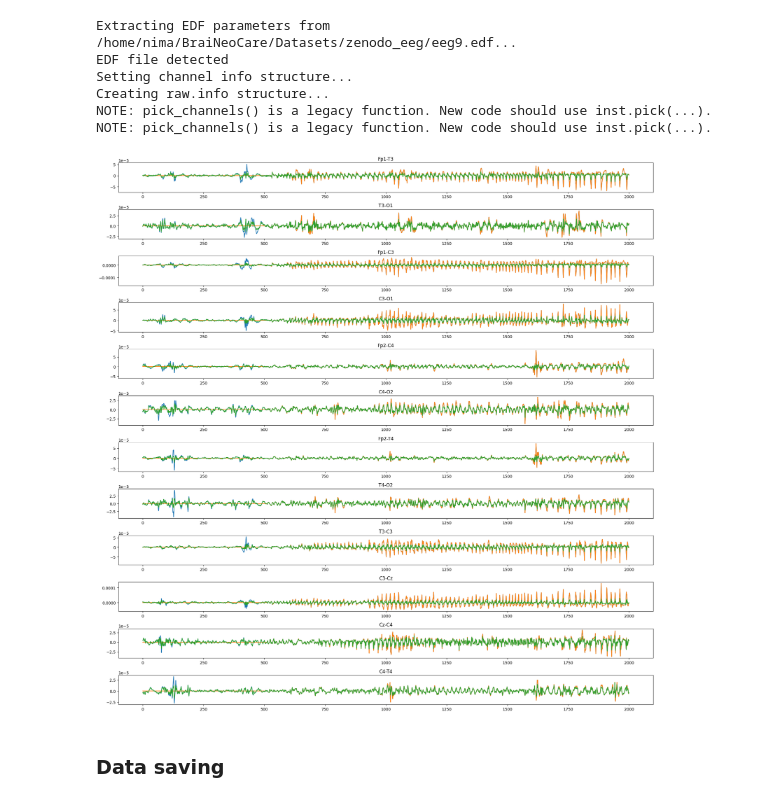
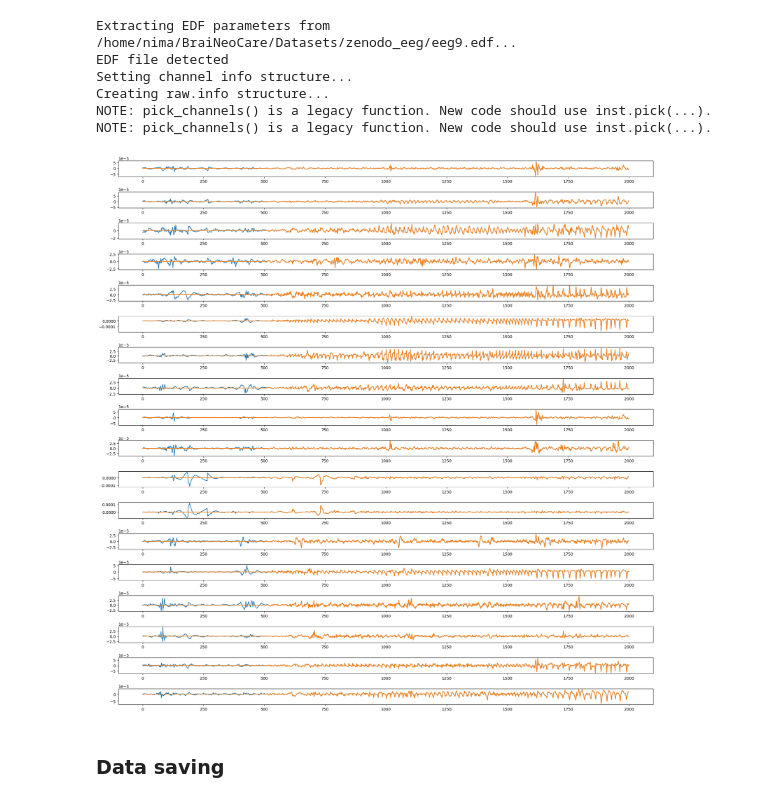
Before and after one commit to Dinuka-1999/BraiNeoCare, a Jupyter notebook: Read_Data.ipynb, the cells around one changed output. Drawn from its saved outputs; the diff is of its cells as text; code cells hidden in the pictures.

```diff
--- a/Read_Data.ipynb
+++ b/Read_Data.ipynb
@@ -87,27 +107,32 @@ def removeArtifacts(signal1):
 n=9
 file=f'../BraiNeoCare/Datasets/zenodo_eeg/eeg{n}.edf'
 data = mne.io.read_raw_edf(file)
+
+channels_1=['EEG Fp1-Ref', 'EEG Fp2-Ref','EEG F3-Ref', 'EEG F4-Ref', 'EEG C3-Ref', 'EEG C4-Ref','EEG P3-Ref',
+            'EEG P4-Ref','EEG O1-Ref', 'EEG O2-Ref','EEG F7-Ref','EEG F8-Ref', 'EEG T3-Ref', 'EEG T4-Ref','EEG T5-Ref', 'EEG T6-Ref','EEG Fz-Ref','EEG Cz-Ref','EEG Pz-Ref' ]
+channels_2=['EEG Fp1-REF', 'EEG Fp2-REF','EEG F3-REF', 'EEG F4-REF', 'EEG C3-REF', 'EEG C4-REF','EEG P3-REF',
+            'EEG P4-REF','EEG O1-REF', 'EEG O2-REF','EEG F7-REF','EEG F8-REF', 'EEG T3-REF', 'EEG T4-REF','EEG T5-REF', 'EEG T6-REF','EEG Fz-REF','EEG Cz-REF','EEG Pz-REF' ]
 try:
-    data=data.pick_channels(['EEG Fp1-Ref', 'EEG Fp2-Ref', 'EEG C3-Ref', 'EEG C4-Ref',
-                             'EEG Cz-Ref', 'EEG T3-Ref', 'EEG T4-Ref', 'EEG O1-Ref', 'EEG O2-Ref'],ordered=True)
+    data=data.pick_channels(channels_1,ordered=True)#['EEG Fp1-Ref', 'EEG Fp2-Ref', 'EEG C3-Ref', 'EEG C4-Ref',
+                             #'EEG Cz-Ref', 'EEG T3-Ref', 'EEG T4-Ref', 'EEG O1-Ref', 'EEG O2-Ref'],ordered=True)
     raw_data=data.get_data()
     signal=signal_array(raw_data)
 except:
-    data=data.pick_channels(['EEG Fp1-REF', 'EEG Fp2-REF', 'EEG C3-REF', 'EEG C4-REF',
-                             'EEG Cz-REF', 'EEG T3-REF', 'EEG T4-REF', 'EEG O1-REF', 'EEG O2-REF'],ordered=True)
+    data=data.pick_channels(channels_2,ordered=True)#['EEG Fp1-REF', 'EEG Fp2-REF', 'EEG C3-REF', 'EEG C4-REF',
+                            # 'EEG Cz-REF', 'EEG T3-REF', 'EEG T4-REF', 'EEG O1-REF', 'EEG O2-REF'],ordered=True)
     raw_data=data.get_data()
     signal=signal_array(raw_data)
 channel_names=["Fp1-T3","T3-O1","Fp1-C3","C3-O1","Fp2-C4","C4-O2","Fp2-T4","T4-O2","T3-C3","C3-Cz","Cz-C4","C4-T4"]
 
 # signal1=downsample(signal1)
-signal1=removeArtifacts(signal)
+# signal1=removeArtifacts(signal)
 
 signal=downsample(signal)
 
 s_Time,e_Time=find_seizure_time(n)
-seizures=np.zeros((12,len(signal[0])))
+seizures=np.zeros((18,len(signal[0])))
 
-for i in range(12):
+for i in range(18):
     for r in range(len(s_Time)):
         seizures[i,s_Time[r]*32:e_Time[r]*32]=signal[i,s_Time[r]*32:e_Time[r]*32]
 # %% [output]
@@ -119,16 +144,16 @@ NOTE: pick_channels() is a legacy function. New code should use inst.pick(...).
 NOTE: pick_channels() is a legacy function. New code should use inst.pick(...).
 # %%
 # signal1=downsample(signal1)
-fig,ax=plt.subplots(12,1,figsize=(20,20))
+fig,ax=plt.subplots(18,1,figsize=(20,20))
 
-for r in range(12):
+for r in range(18):
     ax[r].plot(signal[r][8000:10000])
     ax[r].plot(seizures[r][8000:10000])
-    ax[r].plot(signal1[r][8000:10000])
-    ax[r].set_title(channel_names[r])
+    # ax[r].plot(signal1[r][8000:10000])
+    # ax[r].set_title(channel_names[r])
 fig.tight_layout()
 plt.show()
 # %% [output]
-[figure, old version]
+[figure, new version]
 # %% [markdown]
 ### Data saving
```
Also changed, not shown: parts of 6 cells of this notebook, 44 other files.
